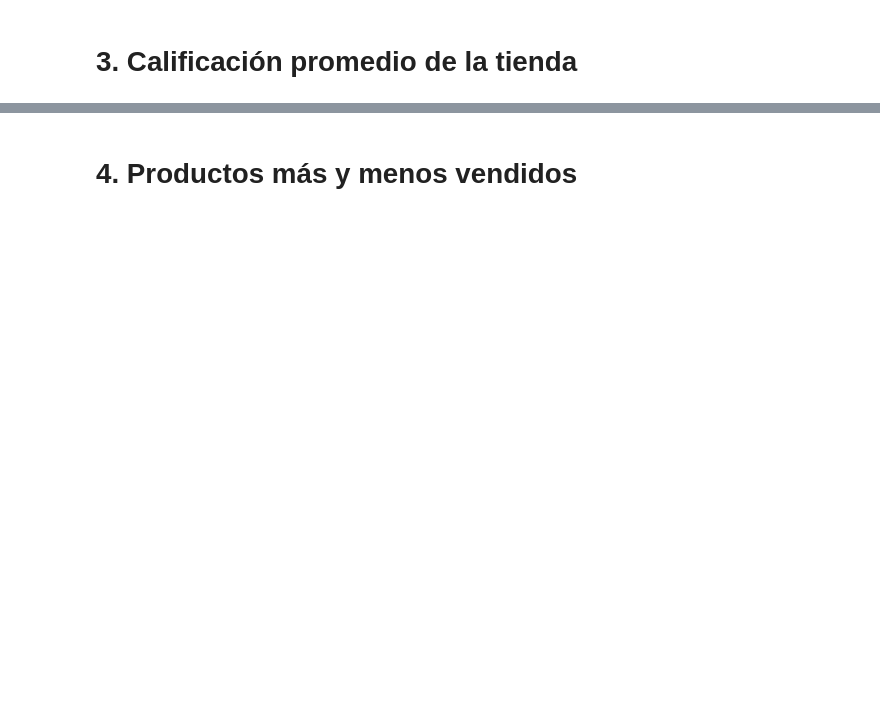
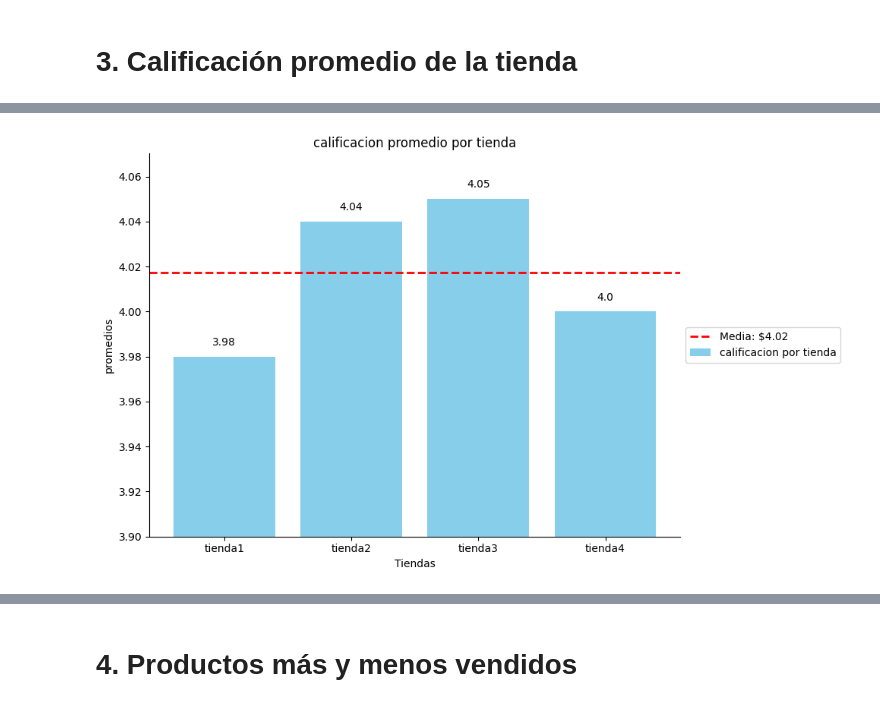
Before and after one commit to dialejo/challenge-data-science-python, a Jupyter notebook: AluraStoreLatam.ipynb, the cells around one changed output, grey strips where cells are left out. Saved outputs shown, nothing was run; the diff lists cells and outputs as text; code cells hidden in the pictures; blank space fills up the shorter version.

```diff
--- a/AluraStoreLatam.ipynb
+++ b/AluraStoreLatam.ipynb
@@ -196,0 +220,28 @@ plt.show()
+# %%
+import matplotlib.pyplot as plt
+
+promedio_tiendas = [promedio_calificacion_tienda1,promedio_calificacion_tienda2,promedio_calificacion_tienda3,promedio_calificacion_tienda4]
+tiendas_totales = ['tienda1','tienda2','tienda3','tienda4']
+media_promedios = sum(promedio_tiendas)/len(promedio_tiendas)
+
+plt.figure(figsize=(10,6))
+ax = plt.gca()
+ax.spines['top'].set_visible(False)
+ax.spines['right'].set_visible(False)
+
+plt.bar(tiendas_totales, promedio_tiendas, color = 'skyblue', label = 'calificacion por tienda')
+plt.axhline(media_promedios,color ='red', linestyle ='--', linewidth = 2, label = f'Media: ${media_promedios:,.2f}')
+
+plt.title('calificacion promedio por tienda')
+plt.xlabel('Tiendas')
+plt.ylabel('promedios')
+plt.legend(loc='center left', bbox_to_anchor=(1, 0.5))
+plt.ylim(3.9, max(promedio_tiendas) * 1.005)
+
+for i, promedio in enumerate(promedio_tiendas):
+    plt.text(i, promedio + media_promedios * 0.001, f"{promedio}", ha='center', va='bottom', fontsize=10)
+
+plt.tight_layout()
+plt.show()
+# %% [output]
+[figure, added]
```
Also changed, not shown: parts of 13 cells of this notebook.
